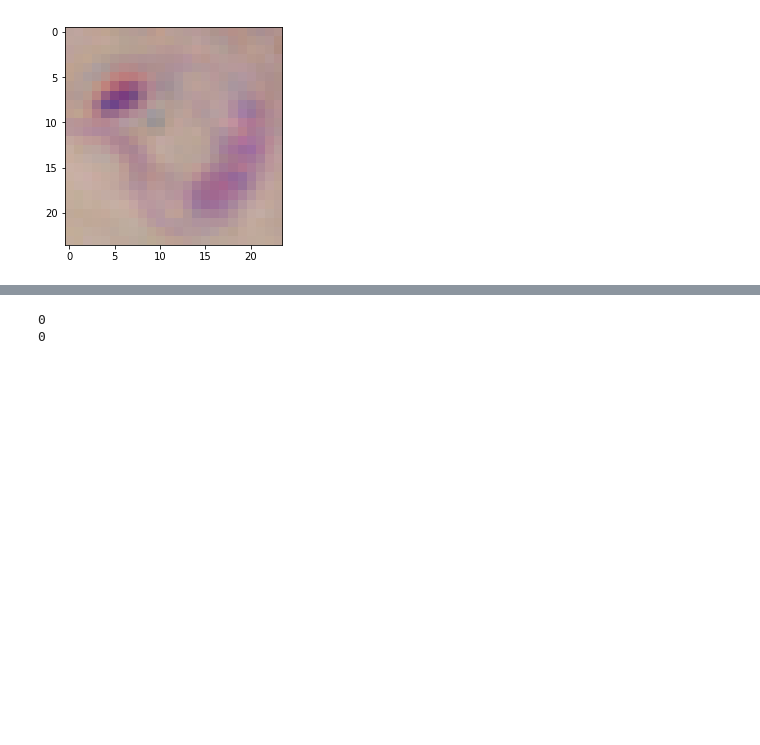
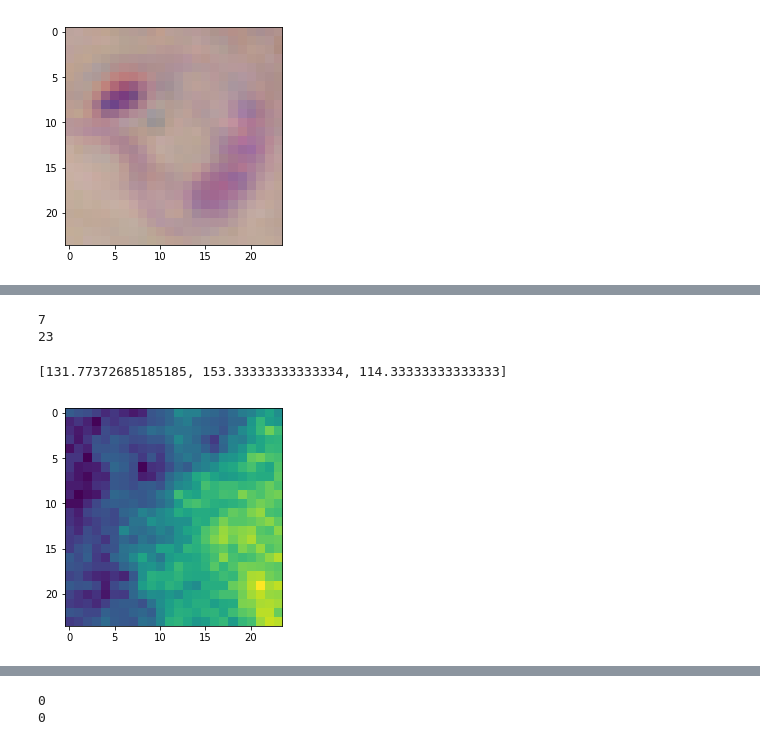
Before and after one commit to jegoline/MachineLearning, a Jupyter notebook: Gaussian Discriminant Analysis.ipynb, the cells around one changed output, grey strips where cells are left out. Saved outputs shown, nothing was run; the diff lists cells and outputs as text; code cells hidden in the pictures; blank space fills up the shorter version.

```diff
--- a/Gaussian Discriminant Analysis.ipynb
+++ b/Gaussian Discriminant Analysis.ipynb
@@ -35 +43,12 @@ neg_features = [extract_features(i) for i in negatives]
+# %%
+print(len(pos_features_test))
+print(len(pos_features_train))
+# %% [output]
+7
+23
+# %%
+extract_features(negatives[6])
+# %% [output]
+[131.77372685185185, 153.33333333333334, 114.33333333333333]
+[figure, added]
 # %%
```
Also changed, not shown: parts of 11 cells of this notebook.
